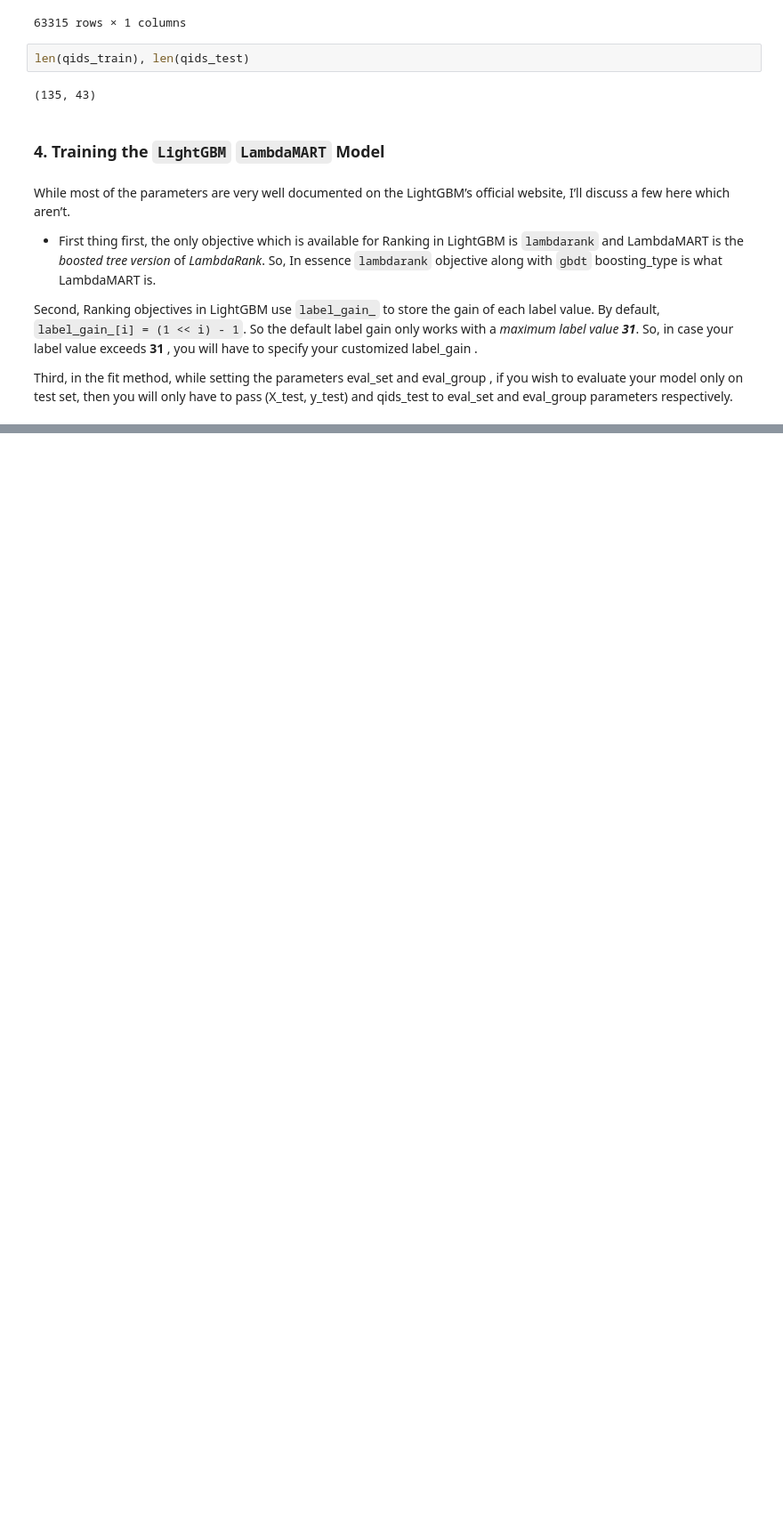
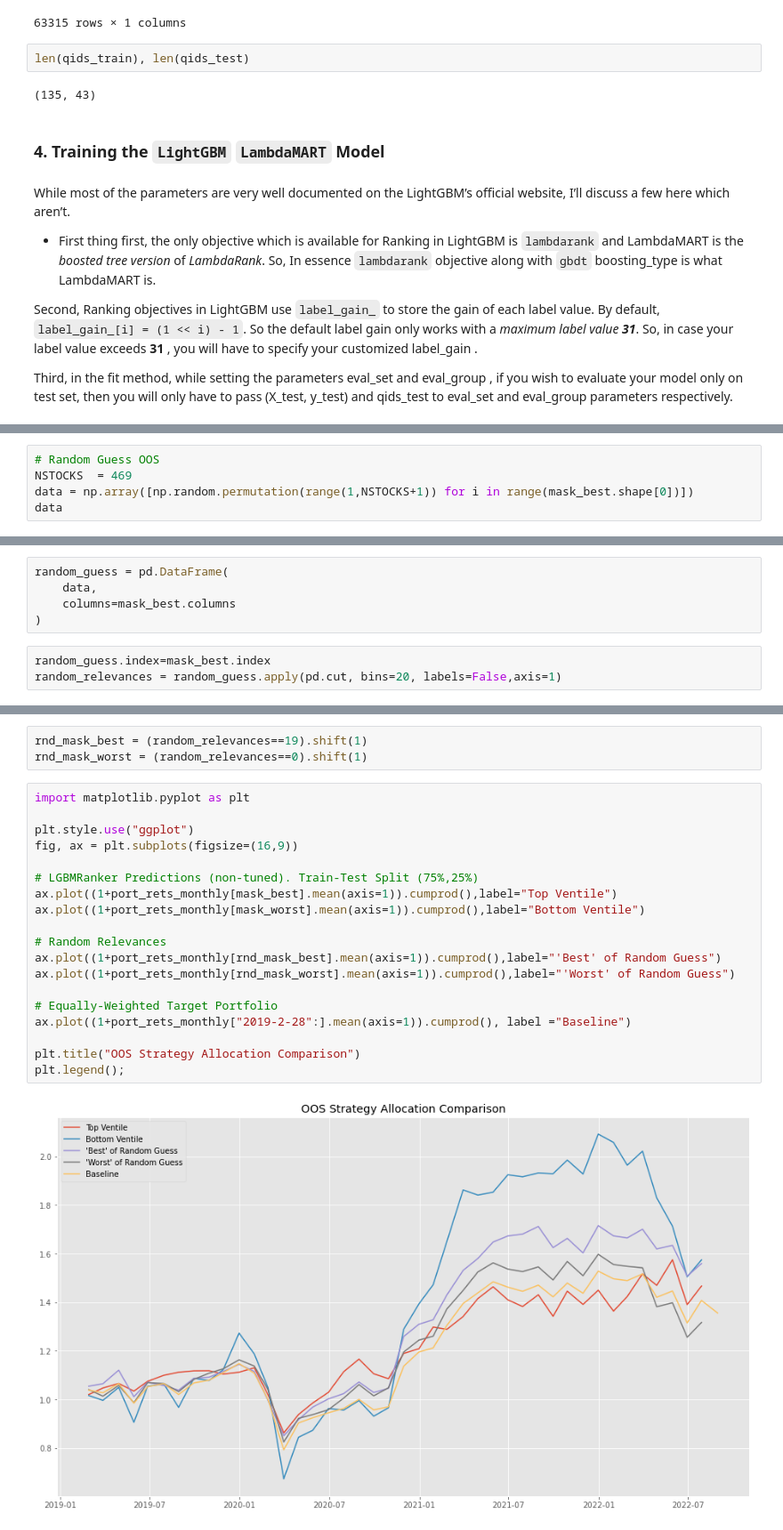
Before and after one commit to falken1983/pystock_recommender, a Jupyter notebook: jupyter_notebooks/letor_lambdaMART_lightgbm_demo.ipynb, the cells around one changed output, grey strips where cells are left out. Shown at 89% size. Drawn from its saved outputs; the diff is of its cells as text; blank space fills up the shorter version.

```diff
--- a/jupyter_notebooks/letor_lambdaMART_lightgbm_demo.ipynb
+++ b/jupyter_notebooks/letor_lambdaMART_lightgbm_demo.ipynb
@@ -324,0 +457,5 @@ predictions
+# %%
+# Random Guess OOS
+NSTOCKS  = 469
+data = np.array([np.random.permutation(range(1,NSTOCKS+1)) for i in range(mask_best.shape[0])])
+data
@@ -324,0 +470,8 @@ predictions
+# %%
+random_guess = pd.DataFrame(
+    data,
+    columns=mask_best.columns
+)
+# %%
+random_guess.index=mask_best.index
+random_relevances = random_guess.apply(pd.cut, bins=20, labels=False,axis=1)
@@ -324,0 +500,24 @@ predictions
+# %%
+rnd_mask_best = (random_relevances==19).shift(1)
+rnd_mask_worst = (random_relevances==0).shift(1)
+# %%
+import matplotlib.pyplot as plt
+
+plt.style.use("ggplot")
+fig, ax = plt.subplots(figsize=(16,9))
+
+# LGBMRanker Predictions (non-tuned). Train-Test Split (75%,25%)
+ax.plot((1+port_rets_monthly[mask_best].mean(axis=1)).cumprod(),label="Top Ventile")
+ax.plot((1+port_rets_monthly[mask_worst].mean(axis=1)).cumprod(),label="Bottom Ventile")
+
+# Random Relevances
+ax.plot((1+port_rets_monthly[rnd_mask_best].mean(axis=1)).cumprod(),label="'Best' of Random Guess")
+ax.plot((1+port_rets_monthly[rnd_mask_worst].mean(axis=1)).cumprod(),label="'Worst' of Random Guess")
+
+# Equally-Weighted Target Portfolio
+ax.plot((1+port_rets_monthly["2019-2-28":].mean(axis=1)).cumprod(), label ="Baseline")
+
+plt.title("OOS Strategy Allocation Comparison")
+plt.legend();
+# %% [output]
+[figure, added]
```
Also changed, not shown: parts of 46 cells of this notebook.
